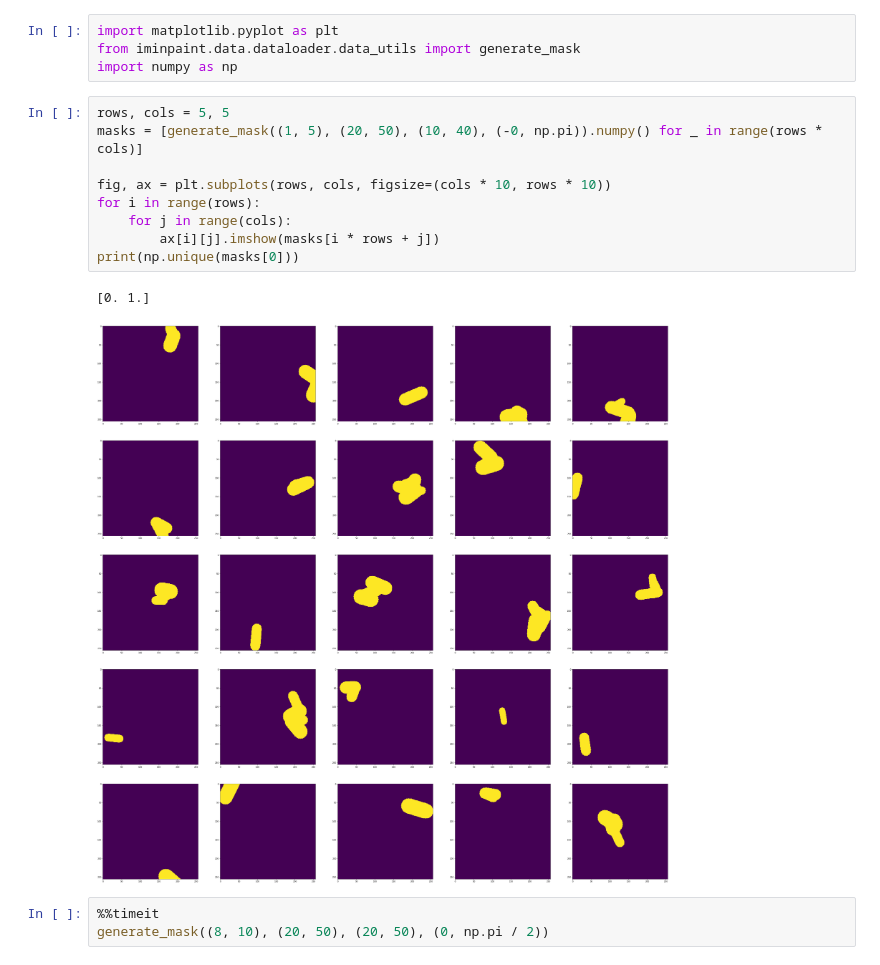
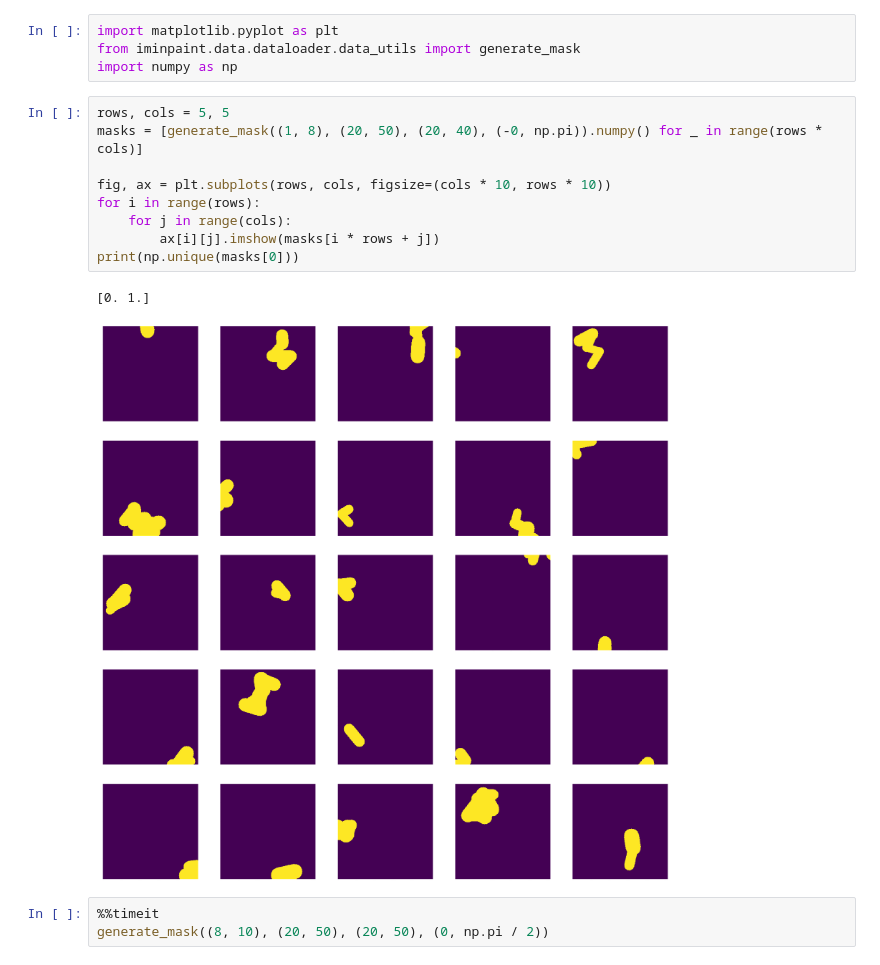
Before and after one commit to selflein/DeepFill-v2, a Jupyter notebook: notebooks/mask_visualization.ipynb, the cells around one changed output. Drawn from its saved outputs; the diff is of its cells as text.

Commit message:
Updated dataloader, visualization for dataloader output

```diff
--- a/notebooks/mask_visualization.ipynb
+++ b/notebooks/mask_visualization.ipynb
@@ -11,16 +11,16 @@ from iminpaint.data.dataloader.data_utils import generate_mask
 import numpy as np
 # %%
 rows, cols = 5, 5
-masks = [generate_mask((1, 5), (20, 50), (10, 40), (-0, np.pi)).numpy() for _ in range(rows * cols)]
+masks = [generate_mask((1, 8), (20, 50), (20, 40), (-0, np.pi)).numpy() for _ in range(rows * cols)]
 
 fig, ax = plt.subplots(rows, cols, figsize=(cols * 10, rows * 10))
 for i in range(rows):
     for j in range(cols):
         ax[i][j].imshow(masks[i * rows + j])
 print(np.unique(masks[0]))
 # %% [output]
 [0. 1.]
-[figure, old version]
+[figure, new version]
 # %%
 %%timeit
 generate_mask((8, 10), (20, 50), (20, 50), (0, np.pi / 2))
```
Also changed, not shown: parts of 1 cell of this notebook, 4 other files.
